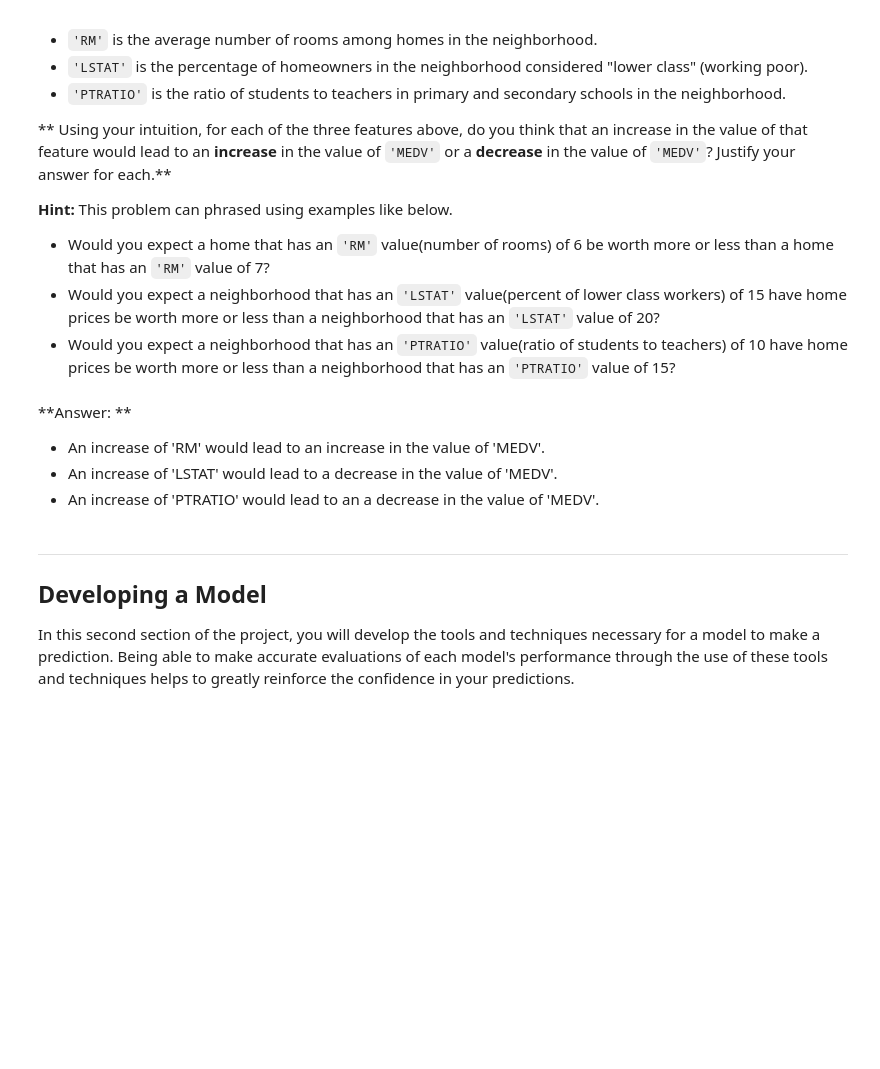
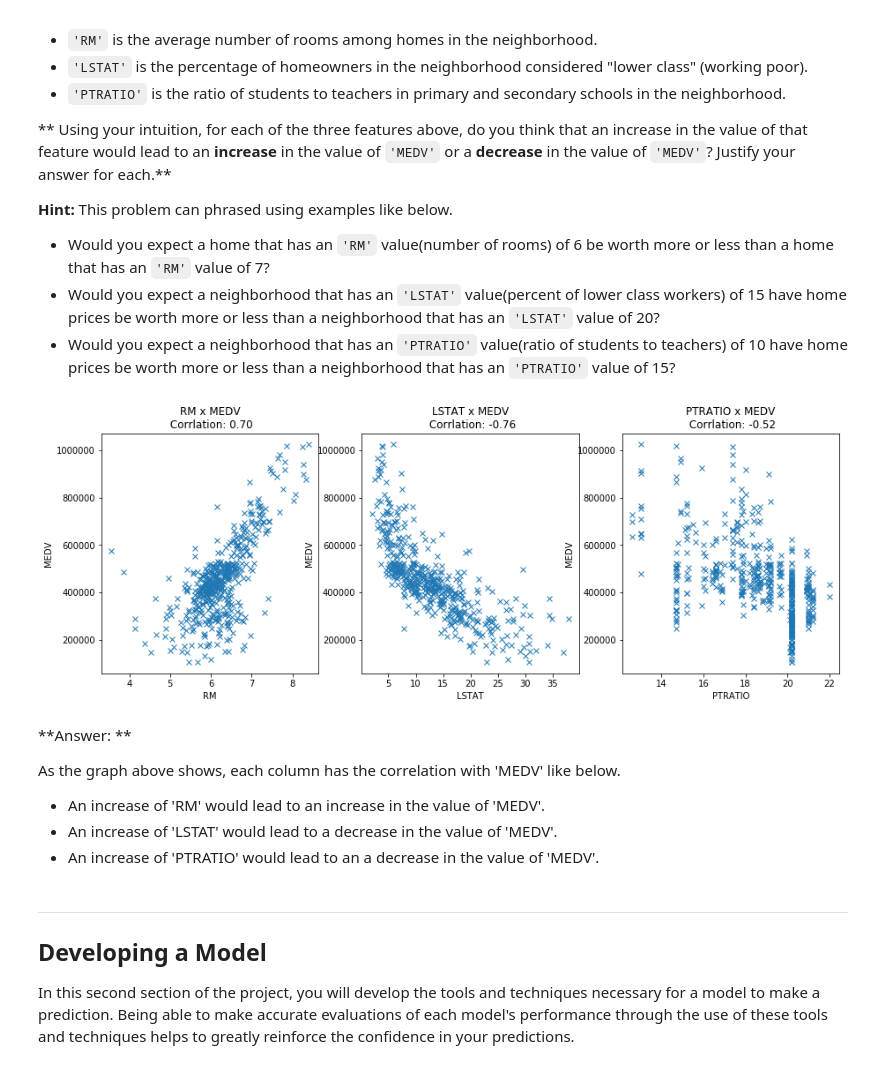
Before and after one commit to Tokky0425/boston_housing, a Jupyter notebook: boston_housing.ipynb, the cells around one changed output. Cells and saved outputs as stored; diff of their text form; code cells hidden in the pictures; blank space fills up the shorter version.

```diff
--- a/boston_housing.ipynb
+++ b/boston_housing.ipynb
@@ -97,8 +97,25 @@ As a reminder, we are using three features from the Boston housing dataset: `'RM
 * Would you expect a home that has an `'RM'` value(number of rooms) of 6 be worth more or less than a home that has an `'RM'` value of 7?
 * Would you expect a neighborhood that has an `'LSTAT'` value(percent of lower class workers) of 15 have home prices be worth more or less than a neighborhood that has an `'LSTAT'` value of 20?
 * Would you expect a neighborhood that has an `'PTRATIO'` value(ratio of students to teachers) of 10 have home prices be worth more or less than a neighborhood that has an `'PTRATIO'` value of 15?
+# %%
+import matplotlib.pyplot as plt
+
+data_corr = data.corr()
+plt.figure(figsize=(15, 5))
+
+for i, col in enumerate(features.columns):
+    corr = data_corr.loc[col, 'MEDV']
+    plt.subplot(1, 3, i+1)
+    plt.plot(data[col], prices, 'x')
+    plt.title('%s x MEDV\n Corrlation: %.2f' % (col, corr))
+    plt.xlabel(col)
+    plt.ylabel('MEDV')
+# %% [output]
+[figure, added]
 # %% [markdown]
 **Answer: **
+
+As the graph above shows, each column has the correlation with 'MEDV' like below.
 - An increase of 'RM' would lead to an increase in the value of 'MEDV'.
 - An increase of 'LSTAT' would lead to a decrease in the value of 'MEDV'.
 - An increase of 'PTRATIO' would lead to an a decrease in the value of 'MEDV'.
```
Also changed, not shown: parts of 3 cells of this notebook, 1 other file.
